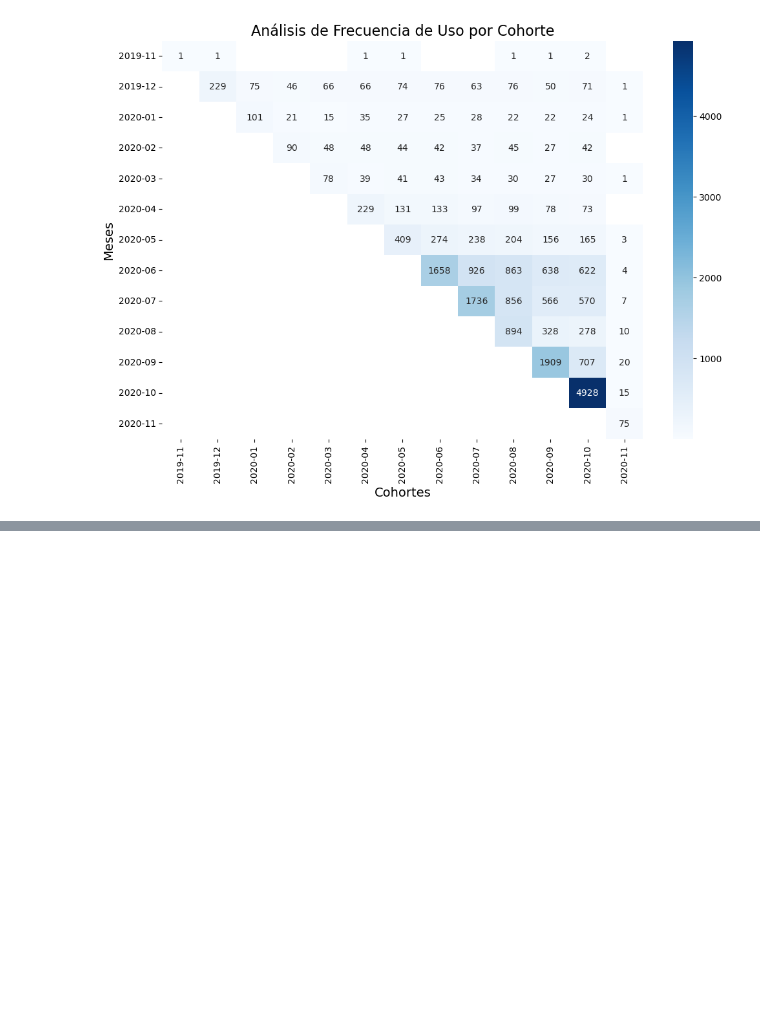
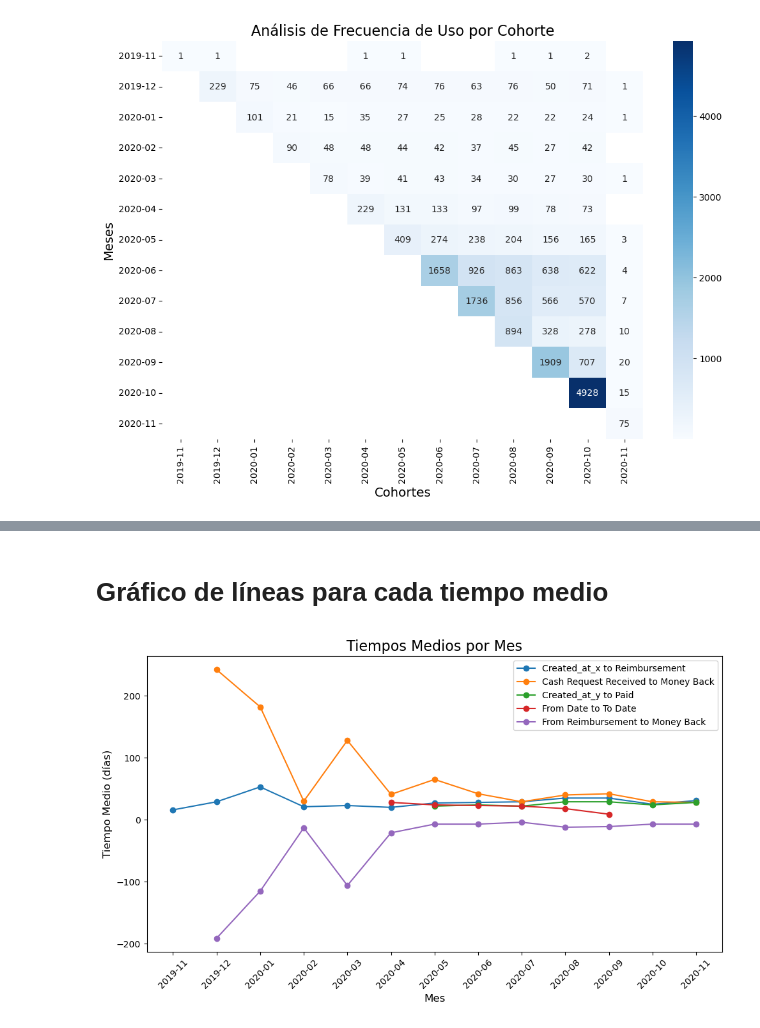
Before and after one commit to TonyVargas777/project_1_Ironhack, a Jupyter notebook: project.ipynb, the cells around one changed output, grey strips where cells are left out. Drawn from its saved outputs; the diff is of its cells as text; code cells hidden in the pictures; blank space fills up the shorter version.

```diff
--- a/project.ipynb
+++ b/project.ipynb
@@ -251,0 +319,7 @@ Text(120.72222222222221, 0.5, 'Meses')
+# %%
+df_cash = (
+    df_cash.rename(columns={"id": "cash_request_id"})
+)
+
+df_combined = pd.merge(df_cash, df_fees, on='cash_request_id', how='outer')
+df_combined
@@ -251,0 +342,6 @@ Text(120.72222222222221, 0.5, 'Meses')
+# %%
+time_columns = ['created_at_x', 'reimbursement_date', 'cash_request_received_date', 'money_back_date',
+                'created_at_y', 'paid_at', 'from_date', 'to_date']
+
+# Asegúrate de que las columnas de tiempo estén presentes en el dataframe
+df_combined[time_columns] = df_combined[time_columns].apply(pd.to_datetime, errors='coerce')
@@ -251,0 +419,37 @@ Text(120.72222222222221, 0.5, 'Meses')
+# %% [markdown]
+# Gráfico de líneas para cada tiempo medio
+# %%
+# Convertir los tiempos medios a días para facilitar la visualización
+grouped['time_created_at_x_to_reimbursement'] = grouped['time_created_at_x_to_reimbursement'].dt.days
+grouped['time_cash_request_received_to_money_back'] = grouped['time_cash_request_received_to_money_back'].dt.days
+grouped['time_created_at_y_to_paid'] = grouped['time_created_at_y_to_paid'].dt.days
+grouped['time_from_date_to_to_date'] = grouped['time_from_date_to_to_date'].dt.days
+grouped['time_reimbursement_date_to_money_back_date'] = grouped['time_reimbursement_date_to_money_back_date'].dt.days
+
+# Convertir 'year_month' a string para evitar problemas con matplotlib
+grouped['year_month'] = grouped['year_month'].astype(str)
+
+plt.figure(figsize=(10, 6))
+
+plt.plot(grouped['year_month'], grouped['time_created_at_x_to_reimbursement'], label="Created_at_x to Reimbursement", marker='o')
+plt.plot(grouped['year_month'], grouped['time_cash_request_received_to_money_back'], label="Cash Request Received to Money Back", marker='o')
+plt.plot(grouped['year_month'], grouped['time_created_at_y_to_paid'], label="Created_at_y to Paid", marker='o')
+plt.plot(grouped['year_month'], grouped['time_from_date_to_to_date'], label="From Date to To Date", marker='o')
+plt.plot(grouped['year_month'], grouped['time_reimbursement_date_to_money_back_date'], label="From Reimbursement to Money Back", marker='o')
+
+# Añadir título y etiquetas
+plt.title("Tiempos Medios por Mes", fontsize=16)
+plt.xlabel("Mes", fontsize=12)
+plt.ylabel("Tiempo Medio (días)", fontsize=12)
+
+# Rotar etiquetas del eje X para mejor legibilidad
+plt.xticks(rotation=45)
+
+# Añadir leyenda
+plt.legend()
+
+# Mostrar el gráfico
+plt.tight_layout()
+plt.show()
+# %% [output]
+[figure, added]
```
Also changed, not shown: parts of 15 cells of this notebook, 3 other files.
